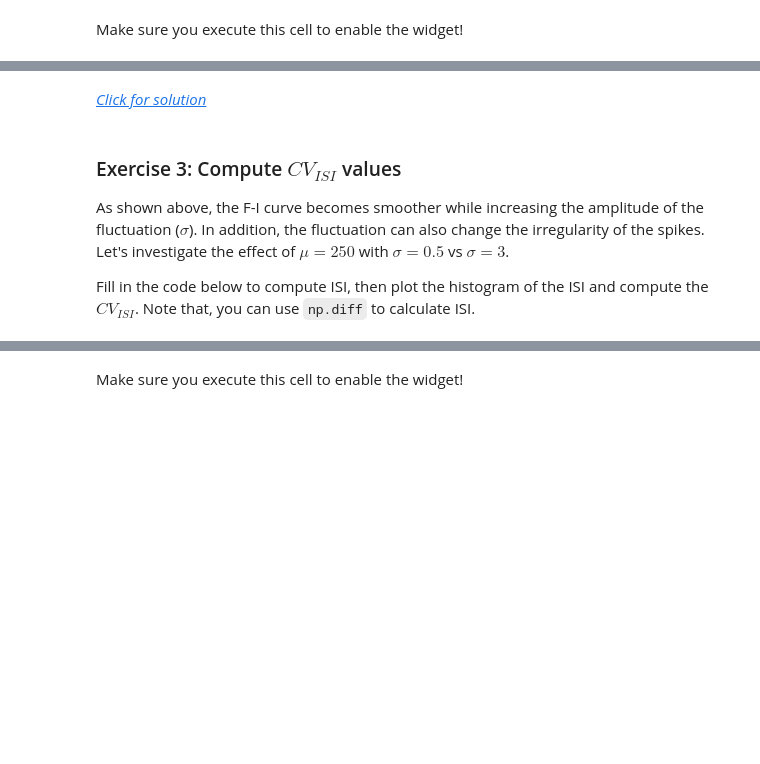
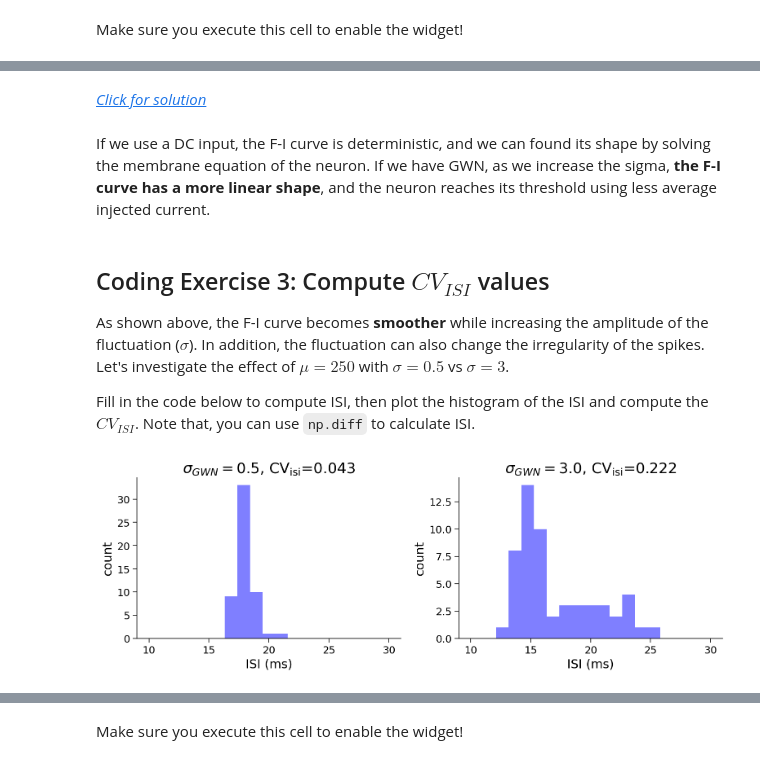
Before and after one commit to Fassial/NMA-CN-2021, a Jupyter notebook: W2/W2D3/tutorials/tutorial1.ipynb, the cells around one changed output, grey strips where cells are left out. Saved outputs shown, nothing was run; the diff lists cells and outputs as text; code cells hidden in the pictures; blank space fills up the shorter version.

Commit message:
W2: complete tutorials in W2D3

```diff
--- a/W2/W2D3/tutorials/tutorial1.ipynb
+++ b/W2/W2D3/tutorials/tutorial1.ipynb
@@ -396,8 +416,0 @@ Investigate the voltage response of the LIF neuron when receiving a DC input of
-# %%
-pars = default_pars(T=100)  # get the parameters
-
-# Run the model to obtain v and sp
-v, sp = run_LIF(pars, Iinj=300)
-
-plot_volt_trace(pars, v, sp)
-plt.show()
@@ -630,9 +634,14 @@ def diff_std_affect_fI(sig_gwn):
 # %% [markdown]
-[*Click for solution*](https://github.com/NeuromatchAcademy/course-content/tree/master//tutorials/W2D3_BiologicalNeuronModels/solutions/W2D3_Tutorial1_Solution_0125b1f6.py)
+[*Click for solution*](https://github.com/NeuromatchAcademy/course-content/tree/master//tutorials/W2D3_BiologicalNeuronModels/solutions/W2D3_Tutorial1_Solution_eba2370f.py)
+# %% [markdown]
+If we use a DC input, the F-I curve is deterministic, and we can
+found its shape by solving the membrane equation of the neuron. If we have GWN,
+as we increase the sigma, **the F-I curve has a more linear shape**, and the neuron
+reaches its threshold using less average injected current.
 # %% [markdown]
-### Exercise 3: Compute $CV_{ISI}$ values
+## Coding Exercise 3: Compute $CV_{ISI}$ values
 
-As shown above, the F-I curve becomes smoother while increasing the amplitude of the fluctuation ($\sigma$). In addition, the fluctuation can also change the irregularity of the spikes. Let's investigate the effect of $\mu=250$ with $\sigma=0.5$ vs $\sigma=3$.
+As shown above, the F-I curve becomes **smoother** while increasing the amplitude of the fluctuation ($\sigma$). In addition, the fluctuation can also change the irregularity of the spikes. Let's investigate the effect of $\mu=250$ with $\sigma=0.5$ vs $\sigma=3$.
 
 Fill in the code below to compute ISI, then plot the histogram of the ISI and compute the $CV_{ISI}$. Note that, you can use `np.diff` to calculate ISI.
 # %%
@@ -648,38 +657,44 @@ def isi_cv_LIF(spike_times):
     isi         : (n-1,) vector with the inter-spike intervals (ms)
     cv          : coefficient of variation of isi (float)
 
   """
   ########################################################################
   ## TODO for students: compute the membrane potential v, spike train sp #
   # Fill out function and remove
-  raise NotImplementedError('Student Exercise: calculate the isi and the cv!')
+  # raise NotImplementedError('Student Exercise: calculate the isi and the cv!')
   ########################################################################
   if len(spike_times) >= 2:
     # Compute isi
-    isi = ...
+    isi = np.diff(spike_times)
     # Compute cv
-    cv = ...
+    cv = isi.std() / isi.mean()
   else:
     isi = np.nan
     cv = np.nan
 
   return isi, cv
 
 
+# Set parameters
 pars = default_pars(T=1000.)
 mu_gwn = 250
 sig_gwn1 = 0.5
 sig_gwn2 = 3.0
 
+# Run LIF model for sigma = 0.5
 I_GWN1 = my_GWN(pars, mu=mu_gwn, sig=sig_gwn1, myseed=2020)
 _, sp1 = run_LIF(pars, Iinj=I_GWN1)
 
+# Run LIF model for sigma = 3
 I_GWN2 = my_GWN(pars, mu=mu_gwn, sig=sig_gwn2, myseed=2020)
 _, sp2 = run_LIF(pars, Iinj=I_GWN2)
 
-# Uncomment to check your function
-# isi1, cv1 = isi_cv_LIF(sp1)
-# isi2, cv2 = isi_cv_LIF(sp2)
+# Compute ISIs/CV
+isi1, cv1 = isi_cv_LIF(sp1)
+isi2, cv2 = isi_cv_LIF(sp2)
 
-# my_hists(isi1, isi2, cv1, cv2, sig_gwn1, sig_gwn2)
+# Visualize
+my_hists(isi1, isi2, cv1, cv2, sig_gwn1, sig_gwn2)
+# %% [output]
+[figure, added]
 # %% [markdown]
```
Also changed, not shown: parts of 55 cells of this notebook.
